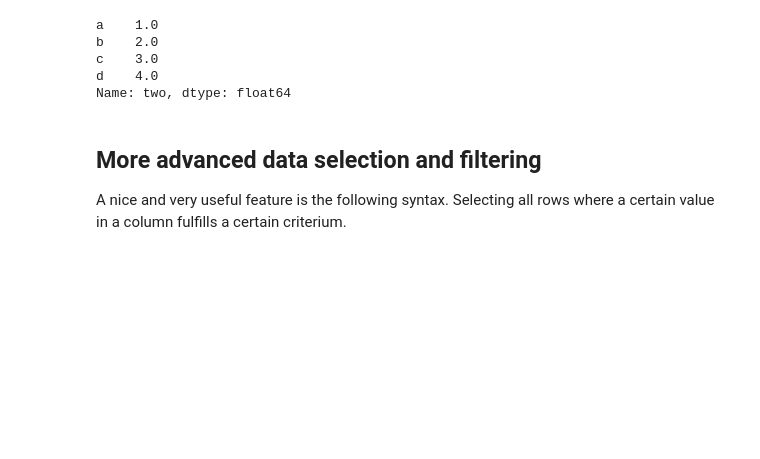
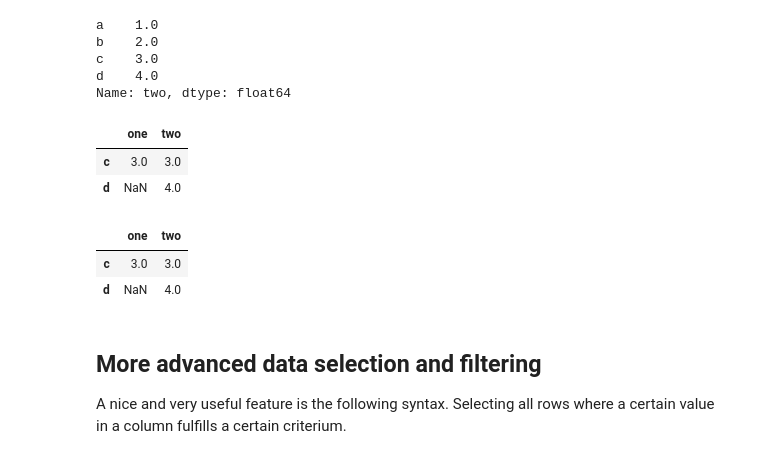
Before and after one commit to cwerner/kit_micmor_summerschool_2019, a Jupyter notebook: nbs/intro_03_pandas.ipynb, the cells around one changed output. Saved outputs shown, nothing was run; the diff lists cells and outputs as text; code cells hidden in the pictures; blank space fills up the shorter version.

```diff
--- a/nbs/intro_03_pandas.ipynb
+++ b/nbs/intro_03_pandas.ipynb
@@ -261,6 +267,17 @@ b    2.0
 c    3.0
 d    4.0
 Name: two, dtype: float64
+# %%
+# 5) select rows 2 to 4
+display(df.iloc[2:4])
+df[2:4] # the same
+# %% [output]
+|  | one | two |
+| c | 3.0 | 3.0 |
+| d | NaN | 4.0 |
+|  | one | two |
+| c | 3.0 | 3.0 |
+| d | NaN | 4.0 |
 # %% [markdown]
 ## More advanced data selection and filtering
 
```
Also changed, not shown: parts of 42 cells of this notebook, 2 other files.
